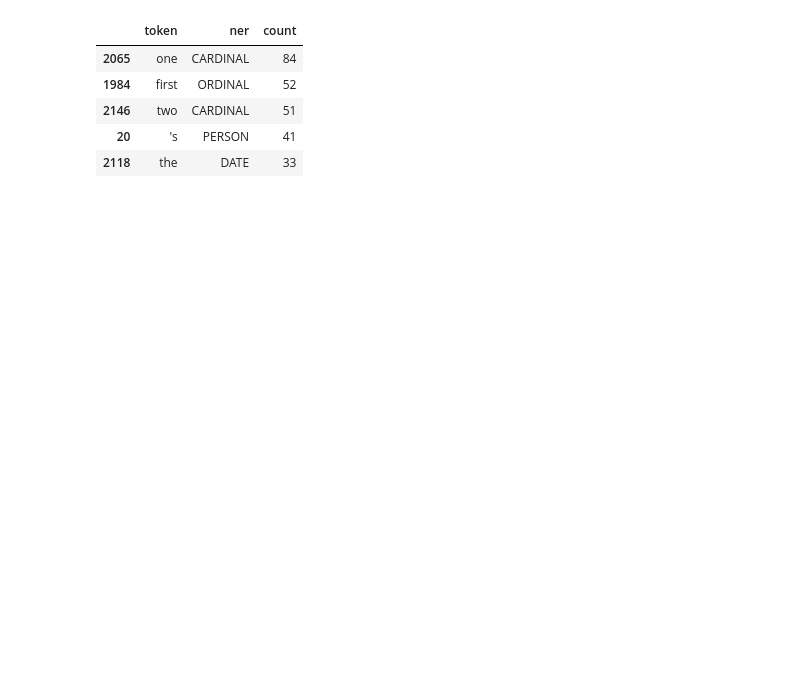
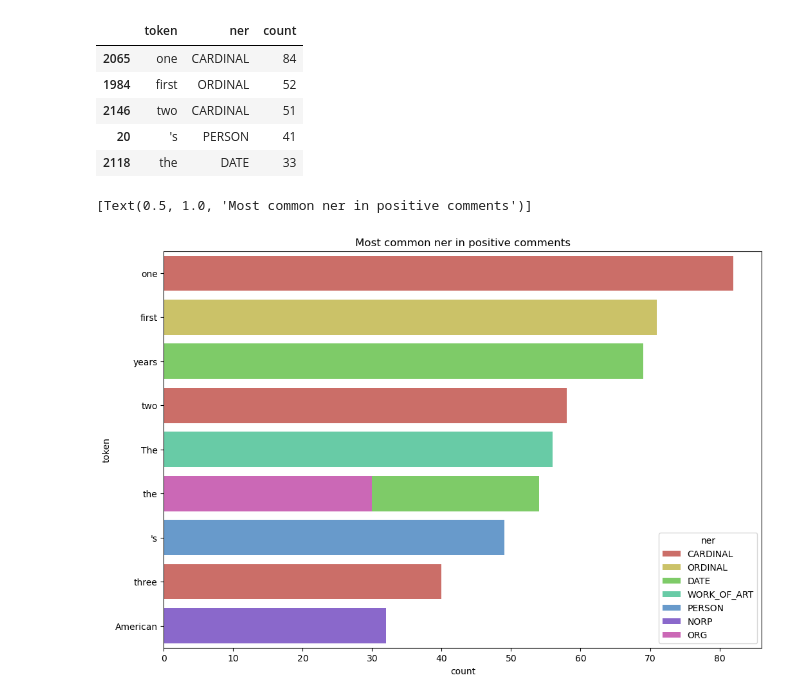
Before and after one commit to wanderer878/jupyter, a Jupyter notebook: imdb_movie_reviews_model.ipynb, the cells around one changed output. Saved outputs shown, nothing was run; the diff lists cells and outputs as text; code cells hidden in the pictures; blank space fills up the shorter version.

```diff
--- a/imdb_movie_reviews_model.ipynb
+++ b/imdb_movie_reviews_model.ipynb
@@ -188,3 +199,21 @@ negative_ner_table.head()
 | 2146 | two | CARDINAL | 51 |
 | 20 | 's | PERSON | 41 |
 | 2118 | the | DATE | 33 |
+# %%
+ner_tags = ['CARDINAL', 'ORDINAL', 'DATE', 'WORK_OF_ART', 'PERSON', 'NORP', 'ORG']
+
+ner_color = sns.color_palette(palette= 'hls', n_colors= len(ner_tags)).as_hex()
+ner_palette = dict(zip(ner_tags, ner_color))
+# %%
+sns.barplot(
+    data= positive_ner_table[0:10],
+    x= 'count',
+    y= 'token',
+    orient= 'h',
+    hue= 'ner',
+    dodge= False,
+    palette= ner_palette
+).set(title = 'Most common ner in positive comments')
+# %% [output]
+[Text(0.5, 1.0, 'Most common ner in positive comments')]
+[figure, added]
```
Also changed, not shown: parts of 7 cells of this notebook.
